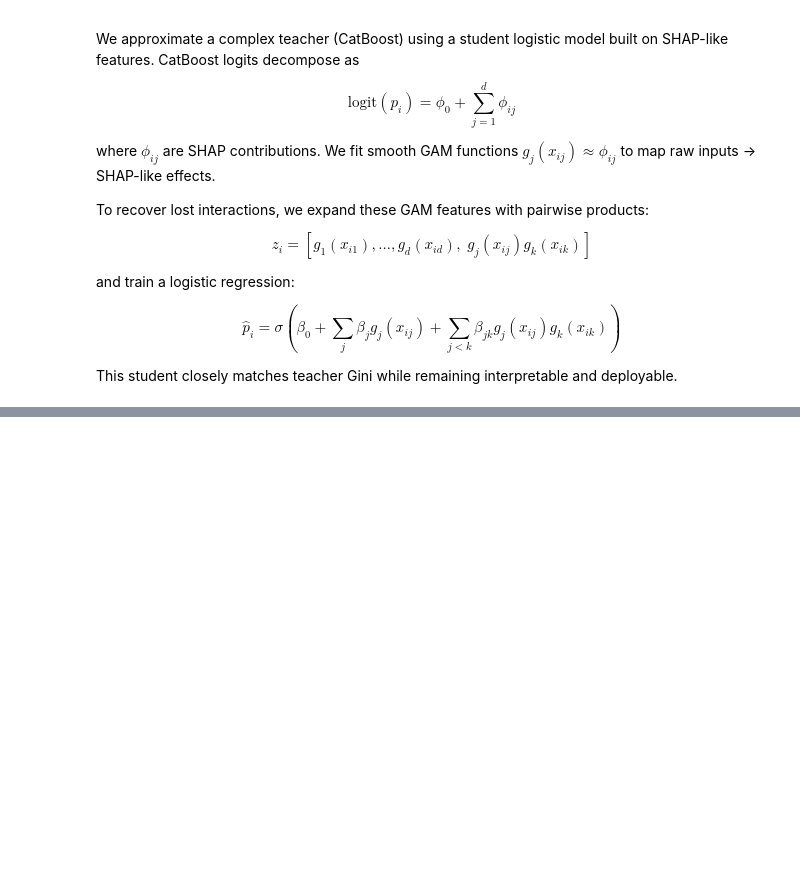
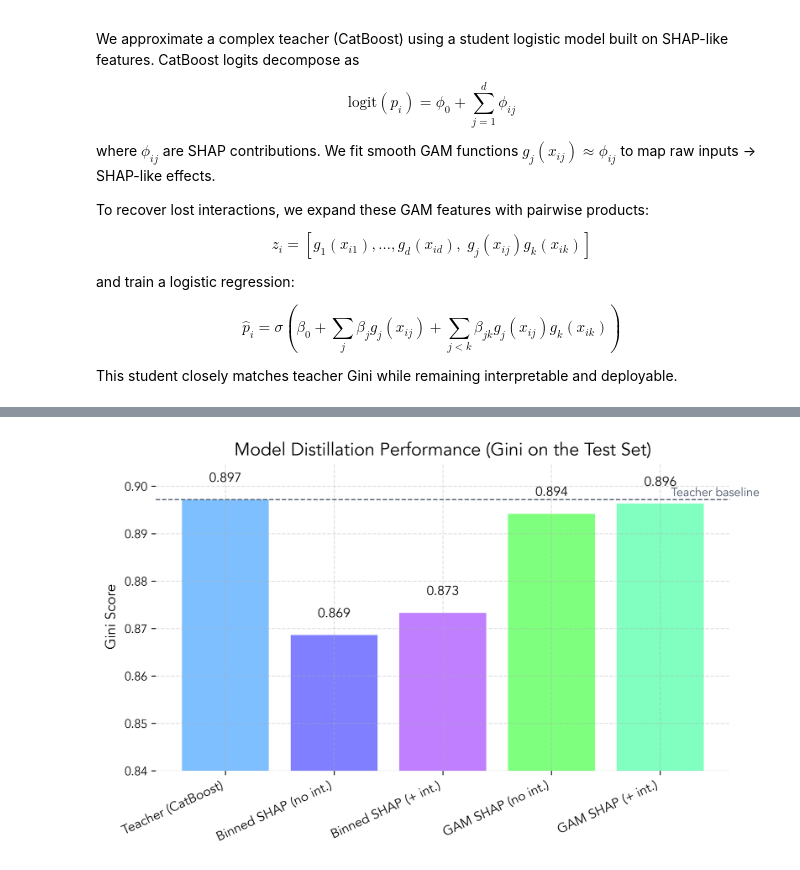
Before and after one commit to deburky/explainable-credit-risk-models, a Jupyter notebook: examples/woe-and-shap-experiments.ipynb, the cells around one changed output, grey strips where cells are left out. Saved outputs shown, nothing was run; the diff lists cells and outputs as text; code cells hidden in the pictures; blank space fills up the shorter version.

```diff
--- a/examples/woe-and-shap-experiments.ipynb
+++ b/examples/woe-and-shap-experiments.ipynb
@@ -498,0 +573,89 @@ Gini score (new data): 0.88
+# %%
+# 1Set Font & Style
+plt.rcParams["font.family"] = "Avenir"
+plt.rcParams["axes.spines.top"] = False
+plt.rcParams["axes.spines.right"] = False
+plt.rcParams["axes.spines.left"] = False
+plt.rcParams["axes.spines.bottom"] = False
+plt.rcParams["axes.grid"] = True
+plt.rcParams["grid.alpha"] = 0.4
+plt.rcParams["grid.linestyle"] = "--"
+
+# 2. Gini Scores
+teacher_gini = performance["teacher_test_gini"]
+binned_no_interactions = performance["shap_binned_no_interactions_test_gini"]
+binned_with_interactions = performance["shap_binned_interactions_test_gini"]
+
+gam_no_interactions = performance["shap_gam_no_interactions_test_gini"]
+gam_with_interactions = performance["shap_gam_interactions_test_gini"]
+
+models = [
+    "Teacher (CatBoost)",
+    "Binned SHAP (no int.)",
+    "Binned SHAP (+ int.)",
+    "GAM SHAP (no int.)",
+    "GAM SHAP (+ int.)",
+]
+
+gini_scores = [
+    teacher_gini,
+    binned_no_interactions,
+    binned_with_interactions,
+    gam_no_interactions,
+    gam_with_interactions,
+]
+
+colors = [
+    "#7ebfff",
+    "#7f7fff",
+    "#c07fff",
+    "#7eff7e",
+    "#80ffc0",
+    "#7effff",
+    "#ff8eff",
+    "#ff7ebf",
+    "#ff7f80",
+]
+
+# 3. Plot Bar Chart
+fig, ax = plt.subplots(figsize=(8, 5), dpi=300)
+bars = ax.bar(models, gini_scores, color=colors, edgecolor="none")
+
+# Add numeric labels
+for bar in bars:
+    height = bar.get_height()
+    ax.text(
+        bar.get_x() + bar.get_width() / 2,
+        height + 0.003,
+        f"{height:.3f}",
+        ha="center",
+        va="bottom",
+        fontsize=11,
+        fontweight="medium",
+    )
+
+# 4. Formatting
+ax.set_title(
+    "Model Distillation Performance (Gini on the Test Set)",
+    fontsize=15,
+    fontweight="bold",
+)
+ax.set_ylabel("Gini Score", fontsize=12)
+ax.set_ylim(0.84, 0.905)
+plt.xticks(rotation=25, ha="right", fontsize=11)
+
+# Reference line for teacher baseline
+ax.axhline(teacher_gini, color="#4C566A", linestyle="--", linewidth=1)
+ax.text(
+    4.1,
+    teacher_gini + 0.0007,
+    "Teacher baseline",
+    fontsize=10,
+    color="#4C566A",
+    ha="left",
+)
+
+plt.tight_layout()
+plt.show()
+# %% [output]
+[figure, added]
```
Also changed, not shown: parts of 10 cells of this notebook.
